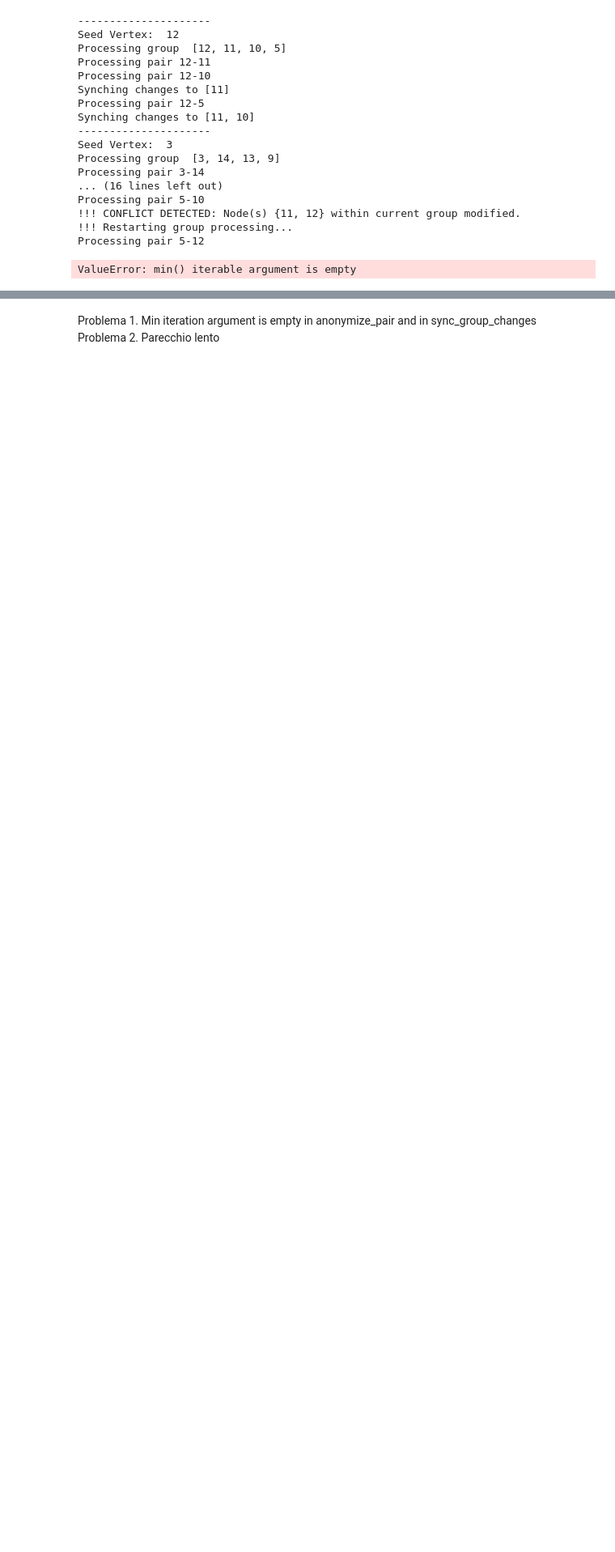
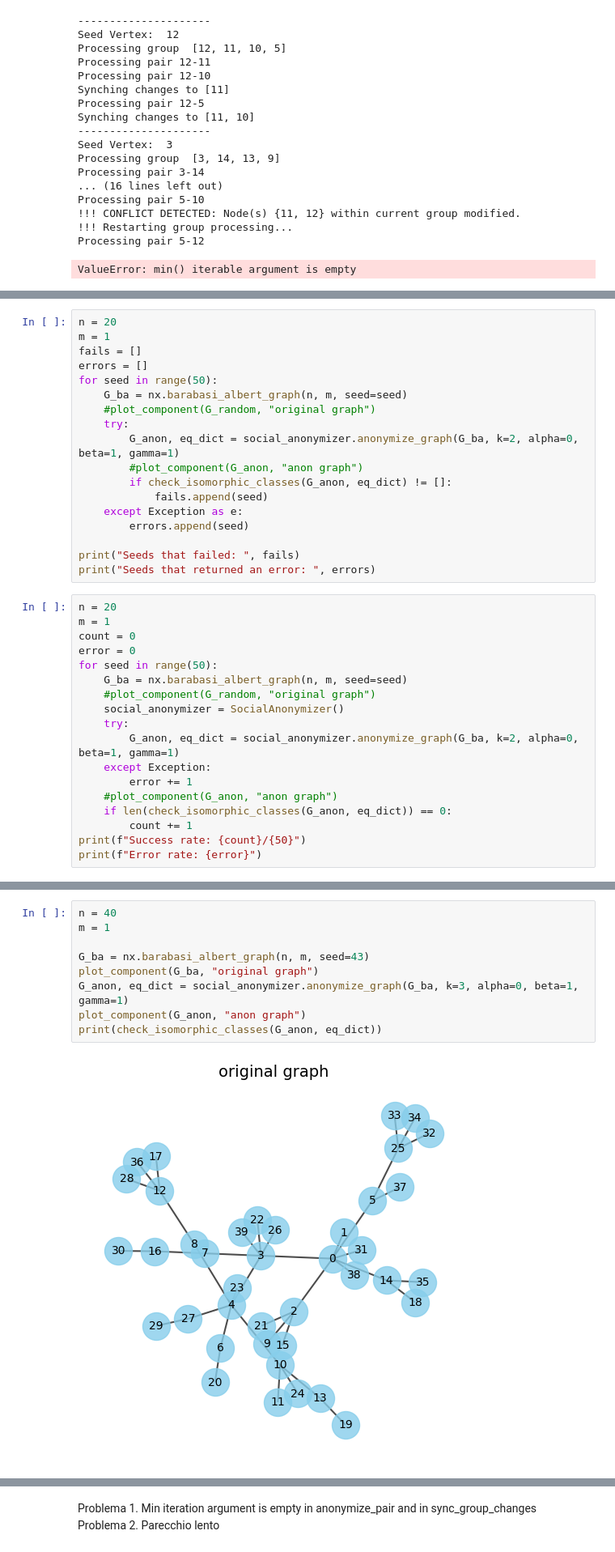
Before and after one commit to AzzurraSuffia/DPP, a Jupyter notebook: analysis.ipynb, the cells around one changed output, grey strips where cells are left out. Shown at 81% size. Saved outputs shown, nothing was run; the diff lists cells and outputs as text; blank space fills up the shorter version.

```diff
--- a/analysis.ipynb
+++ b/analysis.ipynb
@@ -124,0 +128,36 @@ Seeds that returned an error:  [4, 7, 30]
+# %%
+n = 20
+m = 1
+fails = []
+errors = []
+for seed in range(50):
+    G_ba = nx.barabasi_albert_graph(n, m, seed=seed)
+    #plot_component(G_random, "original graph")
+    try:
+        G_anon, eq_dict = social_anonymizer.anonymize_graph(G_ba, k=2, alpha=0, beta=1, gamma=1)
+        #plot_component(G_anon, "anon graph")
+        if check_isomorphic_classes(G_anon, eq_dict) != []:
+            fails.append(seed)
+    except Exception as e:
+        errors.append(seed)
+
+print("Seeds that failed: ", fails)
+print("Seeds that returned an error: ", errors)
+# %%
+n = 20
+m = 1
+count = 0
+error = 0
+for seed in range(50):
+    G_ba = nx.barabasi_albert_graph(n, m, seed=seed)
+    #plot_component(G_random, "original graph")
+    social_anonymizer = SocialAnonymizer()
+    try:
+        G_anon, eq_dict = social_anonymizer.anonymize_graph(G_ba, k=2, alpha=0, beta=1, gamma=1)
+    except Exception:
+        error += 1
+    #plot_component(G_anon, "anon graph")
+    if len(check_isomorphic_classes(G_anon, eq_dict)) == 0:
+        count += 1
+print(f"Success rate: {count}/{50}")
+print(f"Error rate: {error}")
@@ -124,0 +182,11 @@ Seeds that returned an error:  [4, 7, 30]
+# %%
+n = 40
+m = 1
+
+G_ba = nx.barabasi_albert_graph(n, m, seed=43)
+plot_component(G_ba, "original graph")
+G_anon, eq_dict = social_anonymizer.anonymize_graph(G_ba, k=3, alpha=0, beta=1, gamma=1)
+plot_component(G_anon, "anon graph")
+print(check_isomorphic_classes(G_anon, eq_dict))
+# %% [output]
+[figure, added]
```
Also changed, not shown: parts of 8 cells of this notebook, 2 other files.
